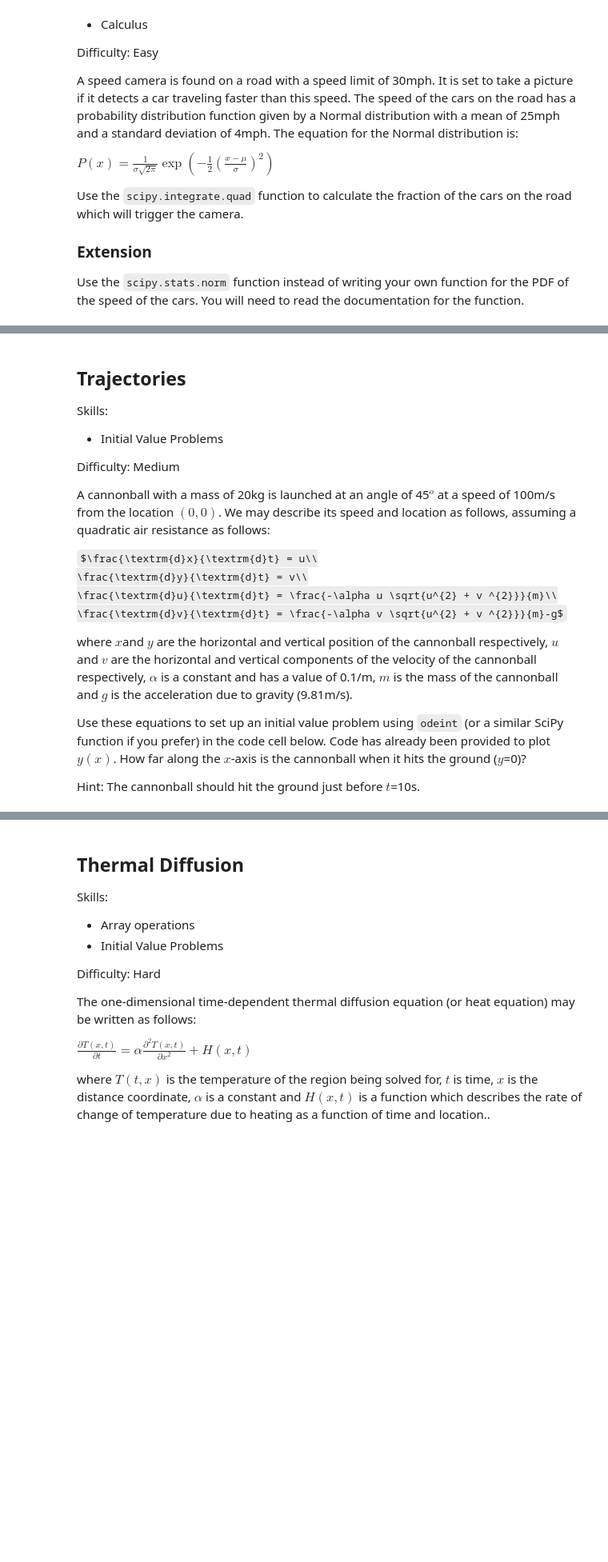
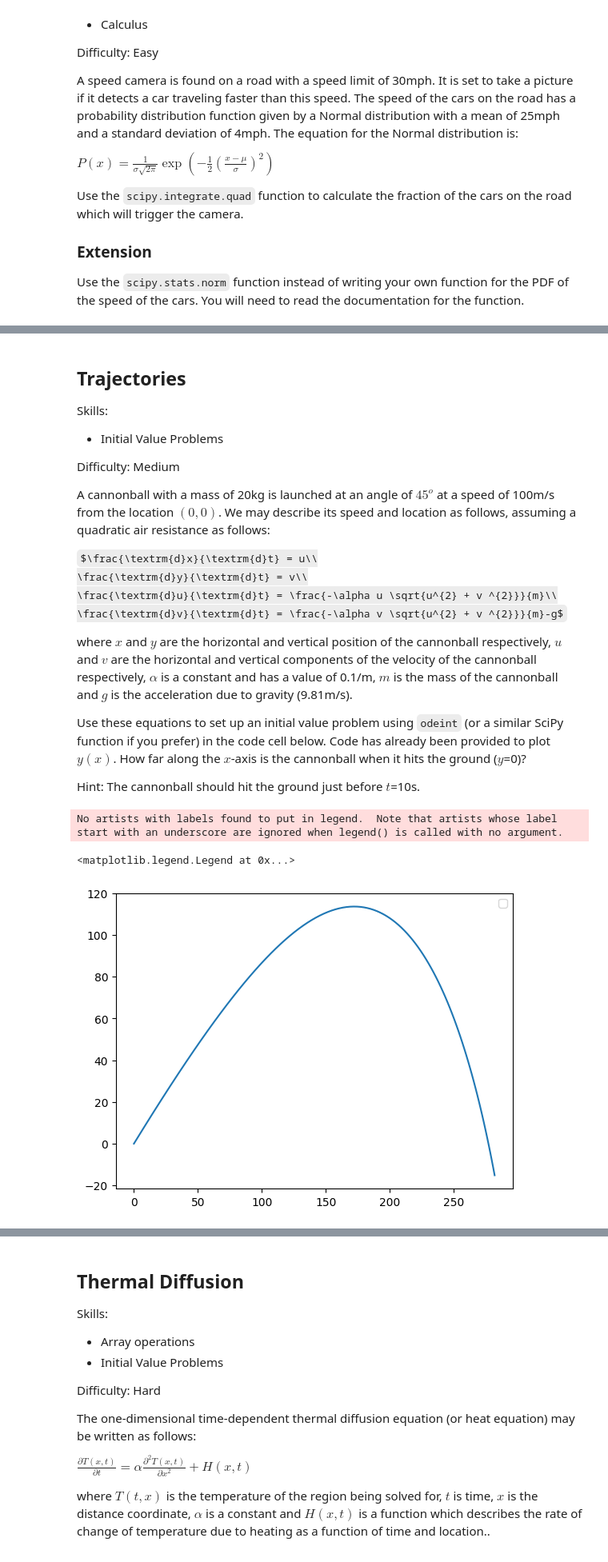
Before and after one commit to ThomasWalker1/IRC, a Jupyter notebook: NumericalComputing/Projects.ipynb, the cells around one changed output, grey strips where cells are left out. Shown at 80% size. Drawn from its saved outputs; the diff is of its cells as text; code cells hidden in the pictures; some formulas as TeX source; blank space fills up the shorter version.

````diff
--- a/NumericalComputing/Projects.ipynb
+++ b/NumericalComputing/Projects.ipynb
@@ -238,30 +257,50 @@ Skills:
 
 Difficulty: Medium
 
-A cannonball with a mass of 20kg is launched at an angle of 45$^{o}$ at a speed of 100m/s from the location $(0,0)$. We may describe its speed and location as follows, assuming  a quadratic air resistance as follows:
+A cannonball with a mass of 20kg is launched at an angle of $45^{o}$ at a speed of 100m/s from the location $(0,0)$. We may describe its speed and location as follows, assuming  a quadratic air resistance as follows:
 
 $\frac{\textrm{d}x}{\textrm{d}t} = u\\
 \frac{\textrm{d}y}{\textrm{d}t} = v\\
 \frac{\textrm{d}u}{\textrm{d}t} = \frac{-\alpha u \sqrt{u^{2} + v ^{2}}}{m}\\
 \frac{\textrm{d}v}{\textrm{d}t} = \frac{-\alpha v \sqrt{u^{2} + v ^{2}}}{m}-g$
 
-where $x$and $y$ are the horizontal and vertical position of the cannonball respectively, $u$ and $v$ are the horizontal and vertical components of the velocity of the cannonball respectively, $\alpha$ is a constant and has a value of 0.1/m, $m$ is the mass of the cannonball and $g$ is the acceleration due to gravity (9.81m/s).
+where $x$ and $y$ are the horizontal and vertical position of the cannonball respectively, $u$ and $v$ are the horizontal and vertical components of the velocity of the cannonball respectively, $\alpha$ is a constant and has a value of 0.1/m, $m$ is the mass of the cannonball and $g$ is the acceleration due to gravity (9.81m/s).
 
 Use these equations to set up an initial value problem using ```odeint``` (or a similar SciPy function if you prefer) in the code cell below. Code has already been provided to plot $y(x)$. How far along the $x$-axis is the cannonball when it hits the ground ($y$=0)?
 
 Hint: The cannonball should hit the ground just before $t$=10s.
 # %%
+import numpy as np
+from scipy.integrate import odeint
 
+def derivative(vec, t, alpha, m, g):
+  result = np.zeros(4)
 
+  result[0] = vec[2]
+  result[1] = vec[3]
+  result[2] = (-alpha*vec[2]*np.sqrt(vec[2]**2+vec[3]**2))/m
+  result[3] = (-alpha*vec[3]*np.sqrt(vec[2]**2+vec[3]**2))/m-g
 
+  return(result)
+
+t = np.arange(0, 10, 0.1)
+
+initial_value = np.array([0,0,100*np.pi/4,100*np.pi/4])
+alpha, m, g = 0.1, 20, 9.81
+
+time_series = odeint(derivative, initial_value, t, args = (alpha, m, g))
 
 
 # Below here are the commands to plot the output figure
 # You don't need to and shouldn't edit them
 # Expects time_series to have the [x,y,u,v] in the first time dimension and t in the second dimension
 import matplotlib.pyplot as plt
 plt.plot(time_series[:,0], time_series[:,1])
 plt.legend()
+# %% [output]
+No artists with labels found to put in legend.  Note that artists whose label start with an underscore are ignored when legend() is called with no argument.
+<matplotlib.legend.Legend at 0x...>
+[figure, added]
 # %%
 #@title
 import numpy as np
````
Also changed, not shown: parts of 3 cells of this notebook.
